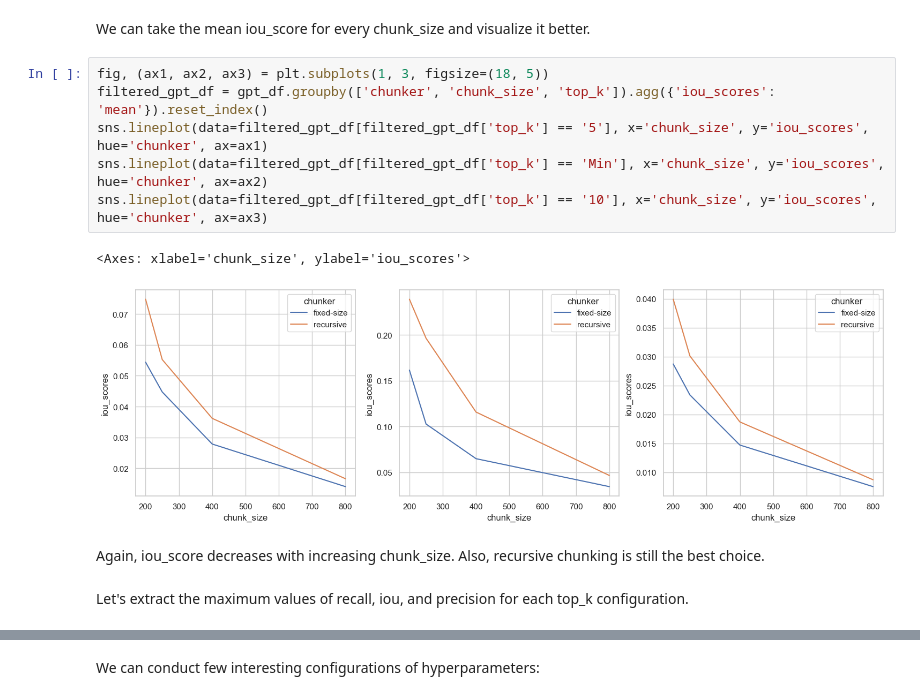
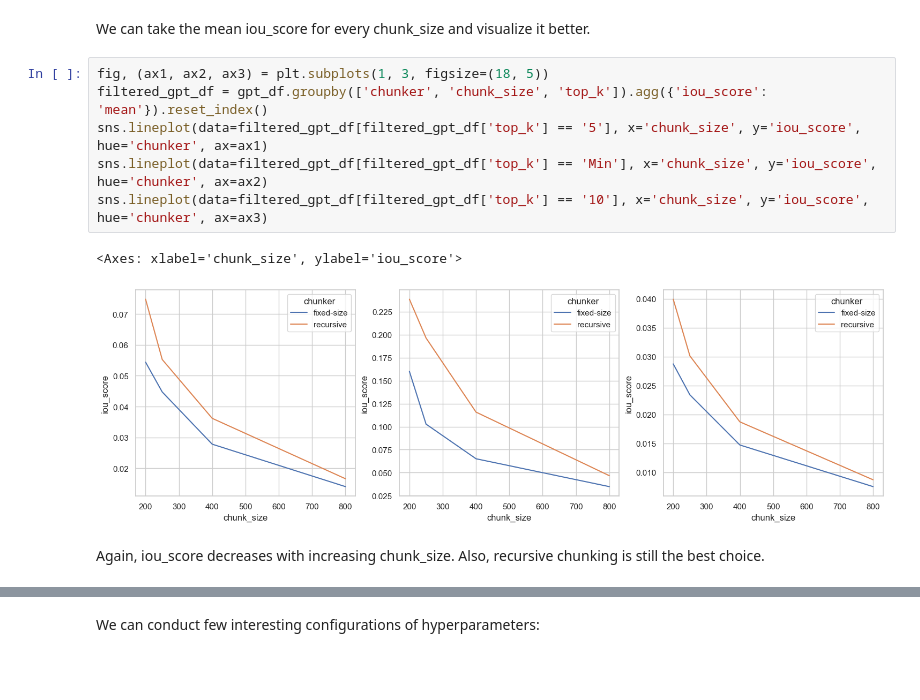
Before and after one commit to detker/LLM-RAG-project, a Jupyter notebook: notebooks/experiments_gpt.ipynb, the cells around one changed output, grey strips where cells are left out. Drawn from its saved outputs; the diff is of its cells as text; blank space fills up the shorter version.

```diff
--- a/notebooks/experiments_gpt.ipynb
+++ b/notebooks/experiments_gpt.ipynb
@@ -90,15 +100,13 @@ plt.tight_layout()
 We can take the mean iou_score for every chunk_size and visualize it better.
 # %%
 fig, (ax1, ax2, ax3) = plt.subplots(1, 3, figsize=(18, 5))
-filtered_gpt_df = gpt_df.groupby(['chunker', 'chunk_size', 'top_k']).agg({'iou_scores': 'mean'}).reset_index()
-sns.lineplot(data=filtered_gpt_df[filtered_gpt_df['top_k'] == '5'], x='chunk_size', y='iou_scores', hue='chunker', ax=ax1)
-sns.lineplot(data=filtered_gpt_df[filtered_gpt_df['top_k'] == 'Min'], x='chunk_size', y='iou_scores', hue='chunker', ax=ax2)
-sns.lineplot(data=filtered_gpt_df[filtered_gpt_df['top_k'] == '10'], x='chunk_size', y='iou_scores', hue='chunker', ax=ax3)
+filtered_gpt_df = gpt_df.groupby(['chunker', 'chunk_size', 'top_k']).agg({'iou_score': 'mean'}).reset_index()
+sns.lineplot(data=filtered_gpt_df[filtered_gpt_df['top_k'] == '5'], x='chunk_size', y='iou_score', hue='chunker', ax=ax1)
+sns.lineplot(data=filtered_gpt_df[filtered_gpt_df['top_k'] == 'Min'], x='chunk_size', y='iou_score', hue='chunker', ax=ax2)
+sns.lineplot(data=filtered_gpt_df[filtered_gpt_df['top_k'] == '10'], x='chunk_size', y='iou_score', hue='chunker', ax=ax3)
 # %% [output]
-<Axes: xlabel='chunk_size', ylabel='iou_scores'>
+<Axes: xlabel='chunk_size', ylabel='iou_score'>
-[figure, old version]
+[figure, new version]
 # %% [markdown]
 Again, iou_score decreases with increasing chunk_size.
 Also, recursive chunking is still the best choice.
-# %% [markdown]
-Let's extract the maximum values of recall, iou, and precision for each top_k configuration.
```
Also changed, not shown: parts of 16 cells of this notebook, 11 other files.
